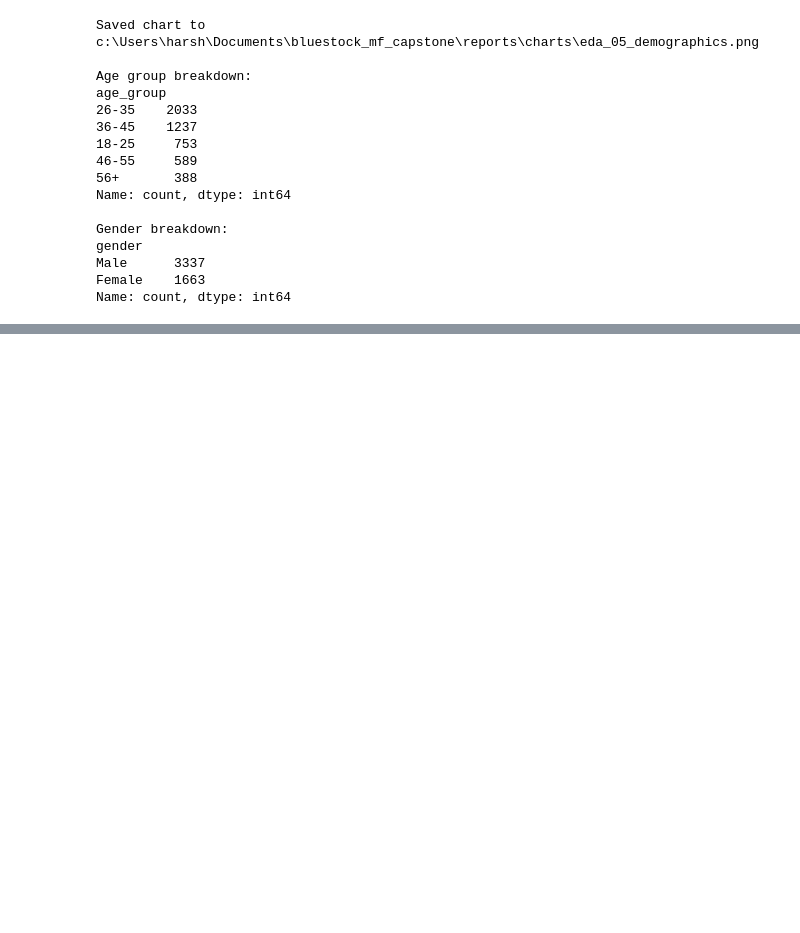
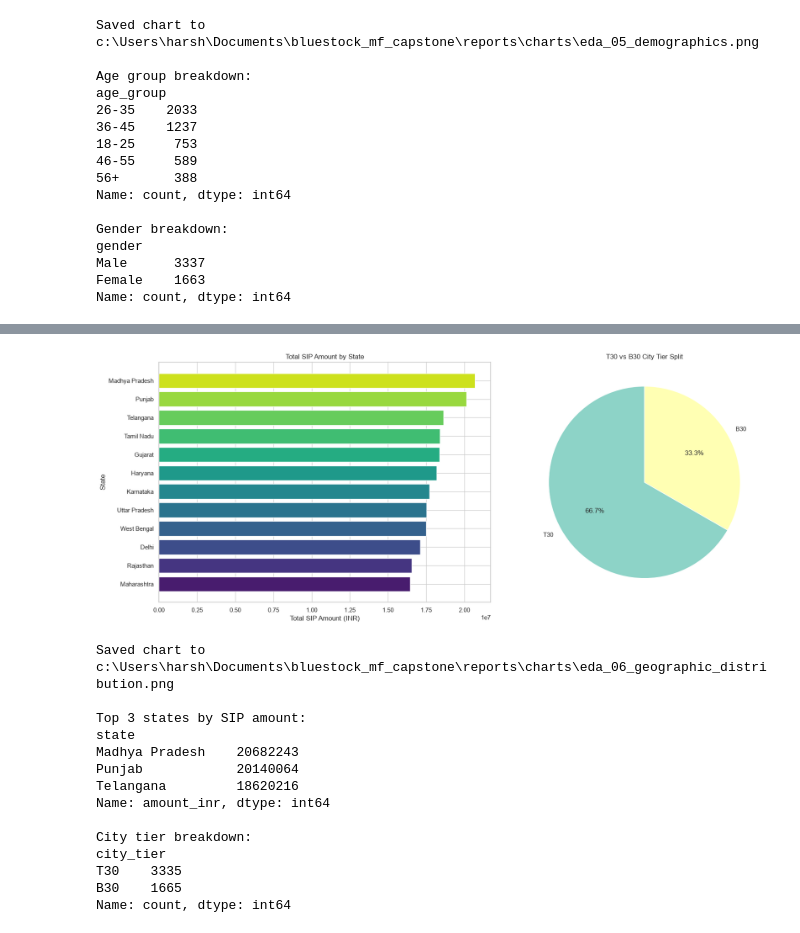
Before and after one commit to harshithnaidu123/bluestock_mf_capstone, a Jupyter notebook: notebooks/03_eda_analysis.ipynb, the cells around one changed output, grey strips where cells are left out. Drawn from its saved outputs; the diff is of its cells as text; code cells hidden in the pictures; blank space fills up the shorter version.

Commit message:
Day 3: Geographic distribution chart complete - SIP by state, T30 vs B30 split

```diff
--- a/notebooks/03_eda_analysis.ipynb
+++ b/notebooks/03_eda_analysis.ipynb
@@ -259,0 +264,46 @@ Name: count, dtype: int64
+# %%
+fig, axes = plt.subplots(1, 2, figsize=(18, 7))
+
+# 6a. Horizontal bar: SIP amount by state
+state_sip = sip_txns.groupby("state")["amount_inr"].sum().sort_values(ascending=True)
+axes[0].barh(state_sip.index, state_sip.values, color=sns.color_palette("viridis", len(state_sip)))
+axes[0].set_title("Total SIP Amount by State")
+axes[0].set_xlabel("Total SIP Amount (INR)")
+axes[0].set_ylabel("State")
+
+# 6b. T30 vs B30 pie chart
+tier_counts = transactions.drop_duplicates("investor_id")["city_tier"].value_counts()
+axes[1].pie(
+    tier_counts.values,
+    labels=tier_counts.index,
+    autopct="%1.1f%%",
+    startangle=90,
+    colors=sns.color_palette("Set3"),
+)
+axes[1].set_title("T30 vs B30 City Tier Split")
+
+plt.tight_layout()
+plt.savefig(REPORTS_DIR / "eda_06_geographic_distribution.png", dpi=150, bbox_inches="tight")
+plt.show()
+print(f"Saved chart to {REPORTS_DIR / 'eda_06_geographic_distribution.png'}")
+
+print("\nTop 3 states by SIP amount:")
+print(state_sip.sort_values(ascending=False).head(3))
+print("\nCity tier breakdown:")
+print(tier_counts)
+# %% [output]
+[figure, added]
+Saved chart to c:\Users\harsh\Documents\bluestock_mf_capstone\reports\charts\eda_06_geographic_distribution.png
+
+Top 3 states by SIP amount:
+state
+Madhya Pradesh    20682243
+Punjab            20140064
+Telangana         18620216
+Name: amount_inr, dtype: int64
+
+City tier breakdown:
+city_tier
+T30    3335
+B30    1665
+Name: count, dtype: int64
```
Also changed, not shown: parts of 1 cell of this notebook, 1 other file.
